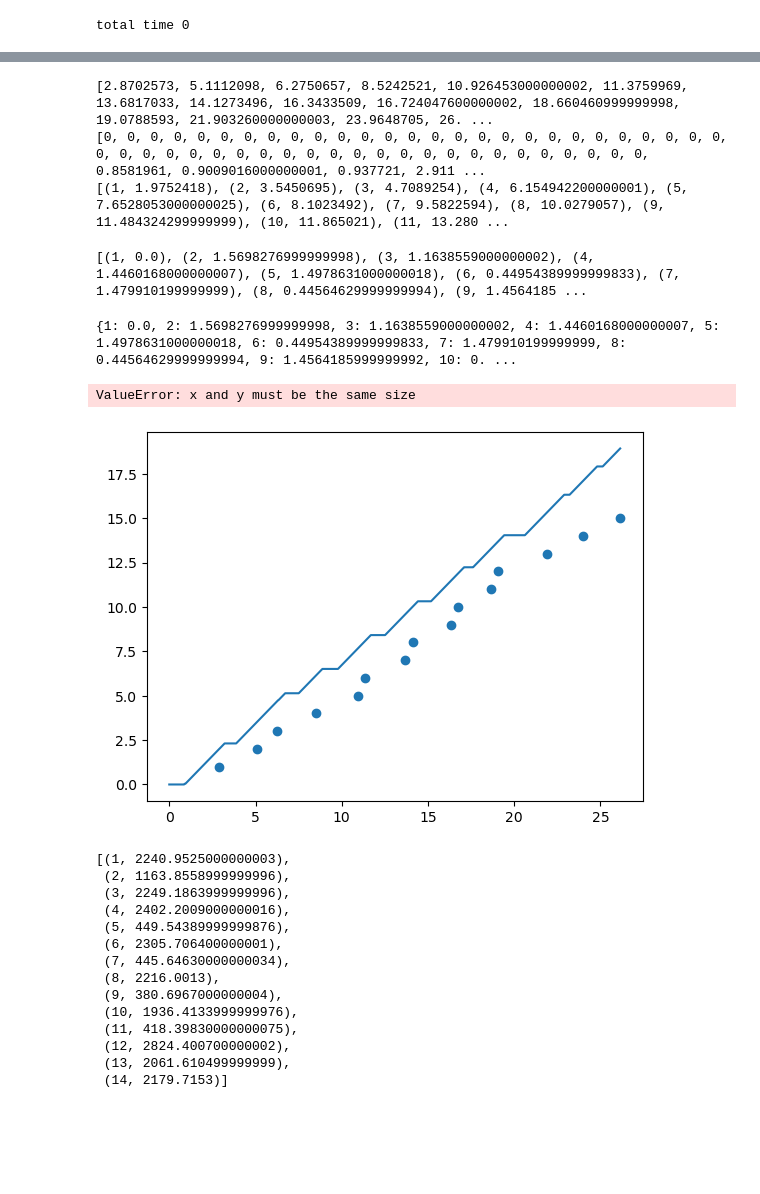
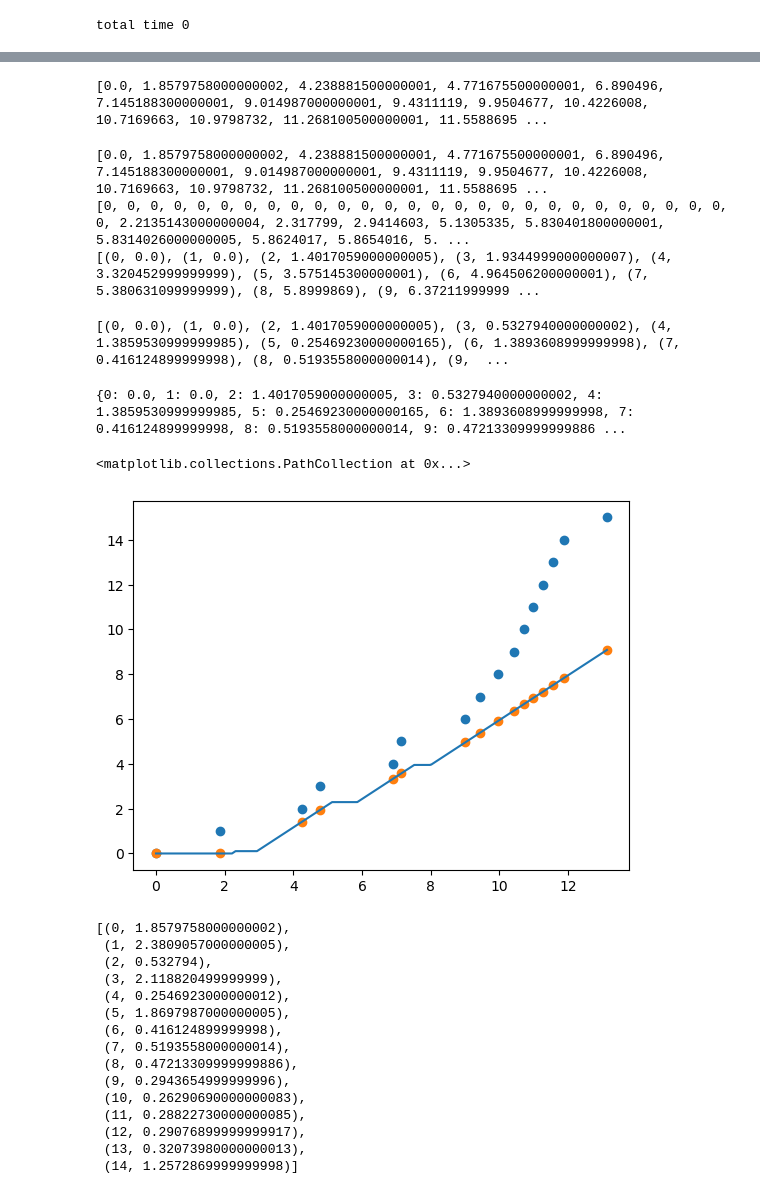
Before and after one commit to BartoszMoczkowski/Hololens_data_server, a Jupyter notebook: reader.ipynb, the cells around one changed output, grey strips where cells are left out. Drawn from its saved outputs; the diff is of its cells as text; code cells hidden in the pictures; blank space fills up the shorter version.

```diff
--- a/reader.ipynb
+++ b/reader.ipynb
@@ -1,6 +1,6 @@
 # %%
 import json
-with open("eye_tracking_data/2024-12-15_12_32_49.225279.txt") as file:
+with open("eye_tracking_data/2024-12-16_13_14_01.437830.txt") as file:
     js = json.load(file)
     print(js)
 # %% [output]
@@ -63,6 +73,10 @@ steps = []
 for event in stepdata:
     step_timestamps.append(event["miliseconds_since_start"]/1000)
     steps.append(event["step_number"])
+# %%
+print(step_timestamps)
+# %% [output]
+[0.0, 1.8579758000000002, 4.238881500000001, 4.771675500000001, 6.890496, 7.145188300000001, 9.014987000000001, 9.4311119, 9.9504677, 10.4226008, 10.7169663, 10.9798732, 11.268100500000001, 11.5588695 ...
 # %%
 print(step_timestamps,steps)
 print(timestamps,totallooktime_for_each_timestamp)
@@ -88,9 +102,9 @@ for t,step in zip(step_timestamps,steps):
 
 print(time_spent_at_step_switch)
 # %% [output]
-[2.8702573, 5.1112098, 6.2750657, 8.5242521, 10.926453000000002, 11.3759969, 13.6817033, 14.1273496, 16.3433509, 16.724047600000002, 18.660460999999998, 19.0788593, 21.903260000000003, 23.9648705, 26. ...
-[0, 0, 0, 0, 0, 0, 0, 0, 0, 0, 0, 0, 0, 0, 0, 0, 0, 0, 0, 0, 0, 0, 0, 0, 0, 0, 0, 0, 0, 0, 0, 0, 0, 0, 0, 0, 0, 0, 0, 0, 0, 0, 0, 0, 0, 0, 0, 0, 0, 0, 0, 0.8581961, 0.9009016000000001, 0.937721, 2.911 ...
-[(1, 1.9752418), (2, 3.5450695), (3, 4.7089254), (4, 6.154942200000001), (5, 7.6528053000000025), (6, 8.1023492), (7, 9.5822594), (8, 10.0279057), (9, 11.484324299999999), (10, 11.865021), (11, 13.280 ...
+[0.0, 1.8579758000000002, 4.238881500000001, 4.771675500000001, 6.890496, 7.145188300000001, 9.014987000000001, 9.4311119, 9.9504677, 10.4226008, 10.7169663, 10.9798732, 11.268100500000001, 11.5588695 ...
+[0, 0, 0, 0, 0, 0, 0, 0, 0, 0, 0, 0, 0, 0, 0, 0, 0, 0, 0, 0, 0, 0, 0, 0, 0, 0, 0, 0, 2.2135143000000004, 2.317799, 2.9414603, 5.1305335, 5.830401800000001, 5.8314026000000005, 5.8624017, 5.8654016, 5. ...
+[(0, 0.0), (1, 0.0), (2, 1.4017059000000005), (3, 1.9344999000000007), (4, 3.320452999999999), (5, 3.575145300000001), (6, 4.964506200000001), (7, 5.380631099999999), (8, 5.8999869), (9, 6.37211999999 ...
 # %%
 time_spent_step = []
 prev_time = time_spent_at_step_switch[0][1]
@@ -101,7 +115,7 @@ for step,time in time_spent_at_step_switch :
 
 print(time_spent_step)
 # %% [output]
-[(1, 0.0), (2, 1.5698276999999998), (3, 1.1638559000000002), (4, 1.4460168000000007), (5, 1.4978631000000018), (6, 0.44954389999999833), (7, 1.479910199999999), (8, 0.44564629999999994), (9, 1.4564185 ...
+[(0, 0.0), (1, 0.0), (2, 1.4017059000000005), (3, 0.5327940000000002), (4, 1.3859530999999985), (5, 0.25469230000000165), (6, 1.3893608999999998), (7, 0.416124899999998), (8, 0.5193558000000014), (9,  ...
 # %%
 time_spent_per_step = {}
 for step,time in time_spent_step:
@@ -111,14 +125,15 @@ for step,time in time_spent_step:
         time_spent_per_step[step] += time
 print(time_spent_per_step)
 # %% [output]
-{1: 0.0, 2: 1.5698276999999998, 3: 1.1638559000000002, 4: 1.4460168000000007, 5: 1.4978631000000018, 6: 0.44954389999999833, 7: 1.479910199999999, 8: 0.44564629999999994, 9: 1.4564185999999992, 10: 0. ...
+{0: 0.0, 1: 0.0, 2: 1.4017059000000005, 3: 0.5327940000000002, 4: 1.3859530999999985, 5: 0.25469230000000165, 6: 1.3893608999999998, 7: 0.416124899999998, 8: 0.5193558000000014, 9: 0.47213309999999886 ...
 # %%
 plt.plot(timestamps,totallooktime_for_each_timestamp)
 plt.scatter(step_timestamps,steps)
-plt.scatter(step_timestamps,time_spent_at_step_switch)
+Y = list(map(lambda x : x[1],time_spent_at_step_switch))
+plt.scatter(step_timestamps,Y)
 # %% [output]
-ValueError: x and y must be the same size
+<matplotlib.collections.PathCollection at 0x...>
-[figure, old version]
+[figure, new version]
 # %%
 time_spent = []
 prev_time = step_timestamps[0]
@@ -129,20 +144,21 @@ for timestamp,istep in zip(step_timestamps[1:],steps[:-1]):
 # %%
 time_spent
 # %% [output]
-[(1, 2240.9525000000003),
- (2, 1163.8558999999996),
- (3, 2249.1863999999996),
- (4, 2402.2009000000016),
- (5, 449.54389999999876),
- (6, 2305.706400000001),
- (7, 445.64630000000034),
- (8, 2216.0013),
- (9, 380.6967000000004),
- (10, 1936.4133999999976),
- (11, 418.39830000000075),
- (12, 2824.400700000002),
- (13, 2061.610499999999),
- (14, 2179.7153)]
+[(0, 1.8579758000000002),
+ (1, 2.3809057000000005),
+ (2, 0.532794),
+ (3, 2.118820499999999),
+ (4, 0.2546923000000012),
+ (5, 1.8697987000000005),
+ (6, 0.416124899999998),
+ (7, 0.5193558000000014),
+ (8, 0.47213309999999886),
+ (9, 0.2943654999999996),
+ (10, 0.26290690000000083),
+ (11, 0.28822730000000085),
+ (12, 0.29076899999999917),
+ (13, 0.32073980000000013),
+ (14, 1.2572869999999998)]
 # %%
 time_per_step = {}
 for step,time in time_spent:
```
Also changed, not shown: parts of 8 cells of this notebook, 3 other files.
